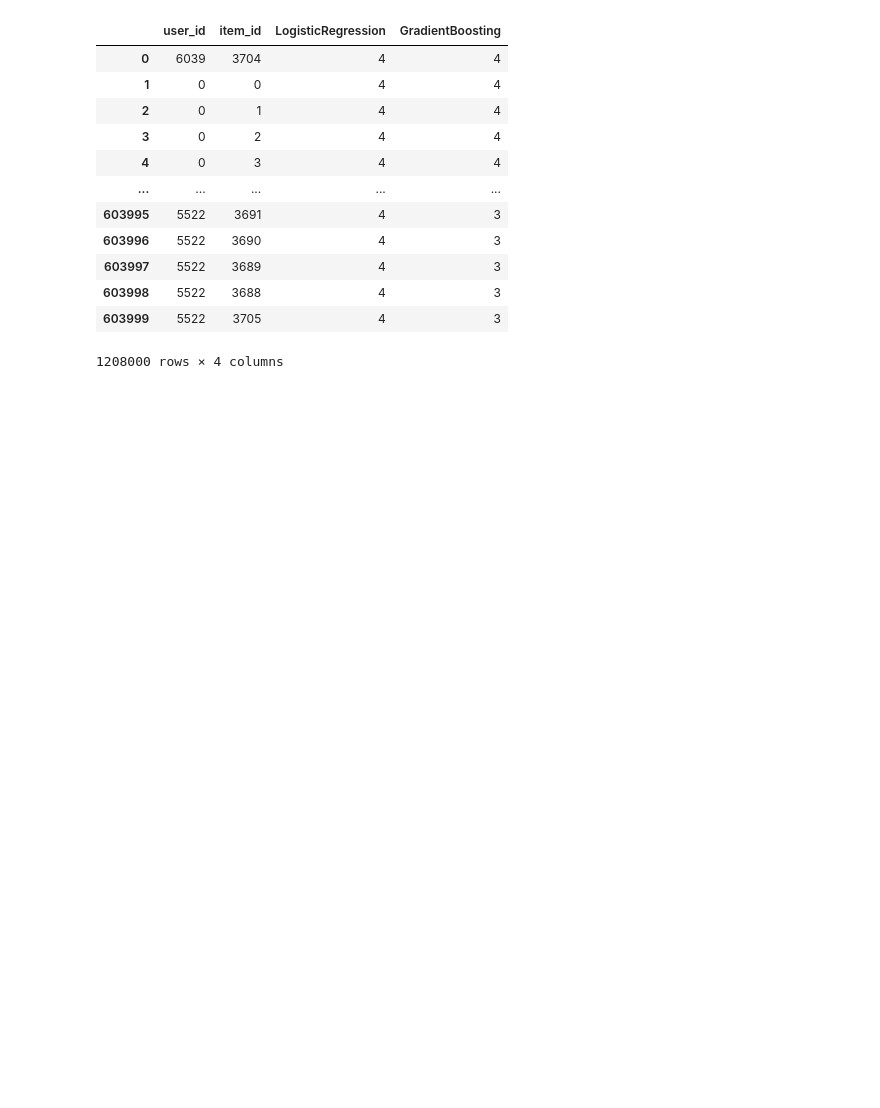
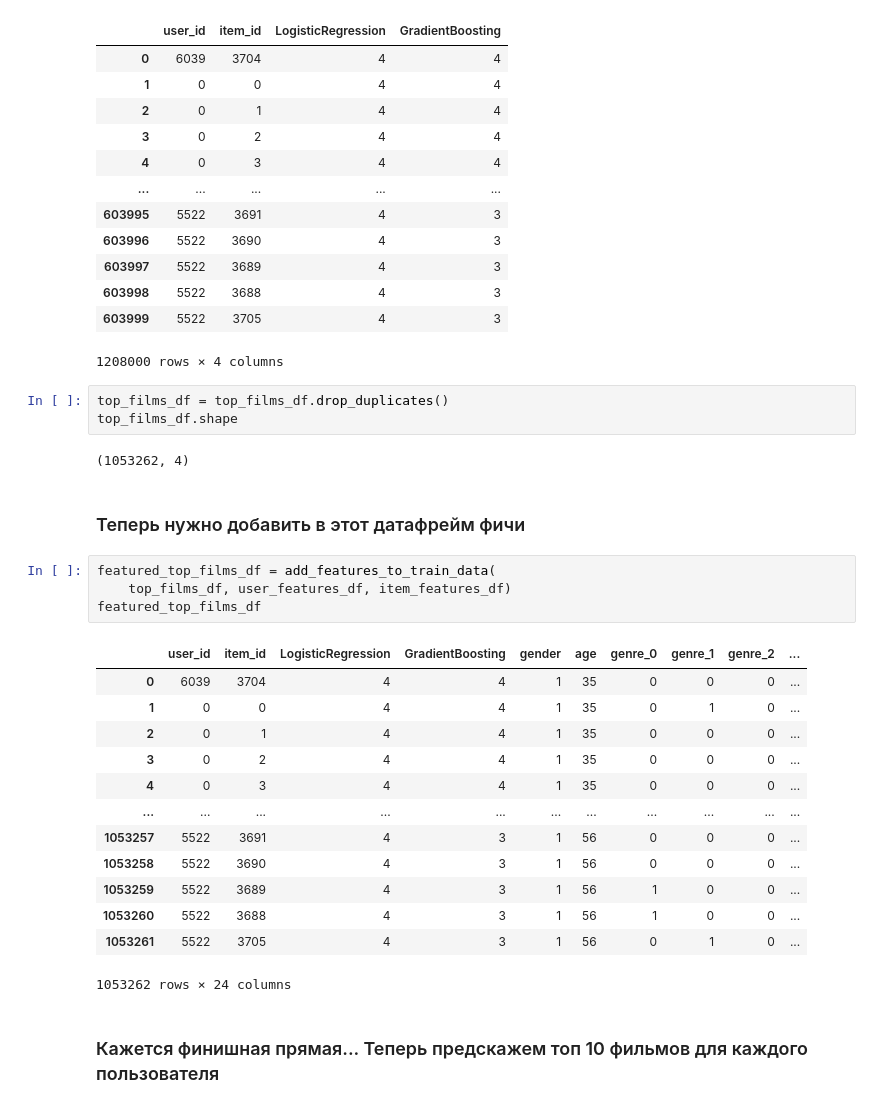
Before and after one commit to akzholba/RecSysCompetition, a Jupyter notebook: explore_data.ipynb, the cells around one changed output. Cells and saved outputs as stored; diff of their text form; blank space fills up the shorter version.

```diff
--- a/explore_data.ipynb
+++ b/explore_data.ipynb
@@ -387,3 +387,30 @@ top_films_df
 | 603998 | 5522 | 3688 | 4 | 3 |
 | 603999 | 5522 | 3705 | 4 | 3 |
 1208000 rows × 4 columns
+# %%
+top_films_df = top_films_df.drop_duplicates()
+top_films_df.shape
+# %% [output]
+(1053262, 4)
+# %% [markdown]
+### Теперь нужно добавить в этот датафрейм фичи
+# %%
+featured_top_films_df = add_features_to_train_data(
+    top_films_df, user_features_df, item_features_df)
+featured_top_films_df
+# %% [output]
+|  | user_id | item_id | LogisticRegression | GradientBoosting | gender | age | genre_0 | genre_1 | genre_2 | ... |
+| 0 | 6039 | 3704 | 4 | 4 | 1 | 35 | 0 | 0 | 0 | ... |
+| 1 | 0 | 0 | 4 | 4 | 1 | 35 | 0 | 1 | 0 | ... |
+| 2 | 0 | 1 | 4 | 4 | 1 | 35 | 0 | 0 | 0 | ... |
+| 3 | 0 | 2 | 4 | 4 | 1 | 35 | 0 | 0 | 0 | ... |
+| 4 | 0 | 3 | 4 | 4 | 1 | 35 | 0 | 0 | 0 | ... |
+| ... | ... | ... | ... | ... | ... | ... | ... | ... | ... | ... |
+| 1053257 | 5522 | 3691 | 4 | 3 | 1 | 56 | 0 | 0 | 0 | ... |
+| 1053258 | 5522 | 3690 | 4 | 3 | 1 | 56 | 0 | 0 | 0 | ... |
+| 1053259 | 5522 | 3689 | 4 | 3 | 1 | 56 | 1 | 0 | 0 | ... |
+| 1053260 | 5522 | 3688 | 4 | 3 | 1 | 56 | 1 | 0 | 0 | ... |
+| 1053261 | 5522 | 3705 | 4 | 3 | 1 | 56 | 0 | 1 | 0 | ... |
+1053262 rows × 24 columns
+# %% [markdown]
+### Кажется финишная прямая... Теперь предскажем топ 10 фильмов для каждого пользователя
```
Also changed, not shown: parts of 9 cells of this notebook, 2 other files.
